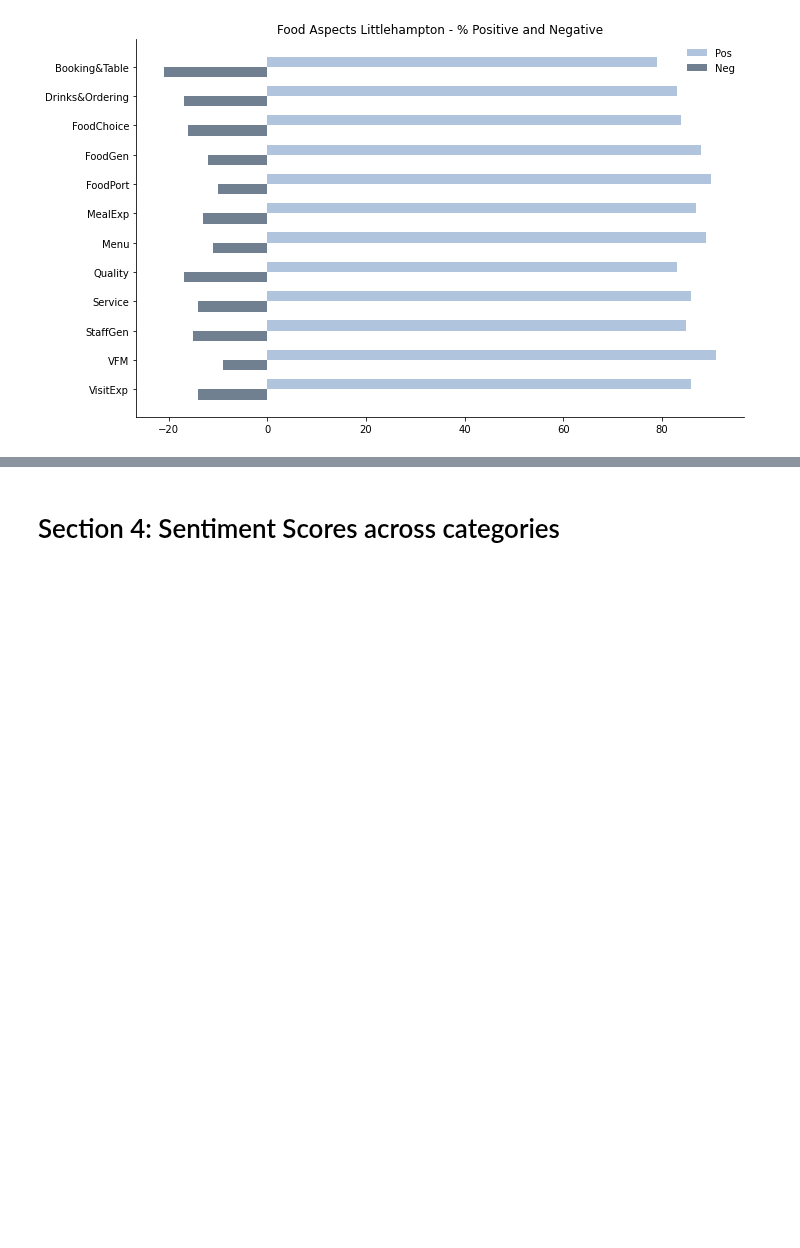
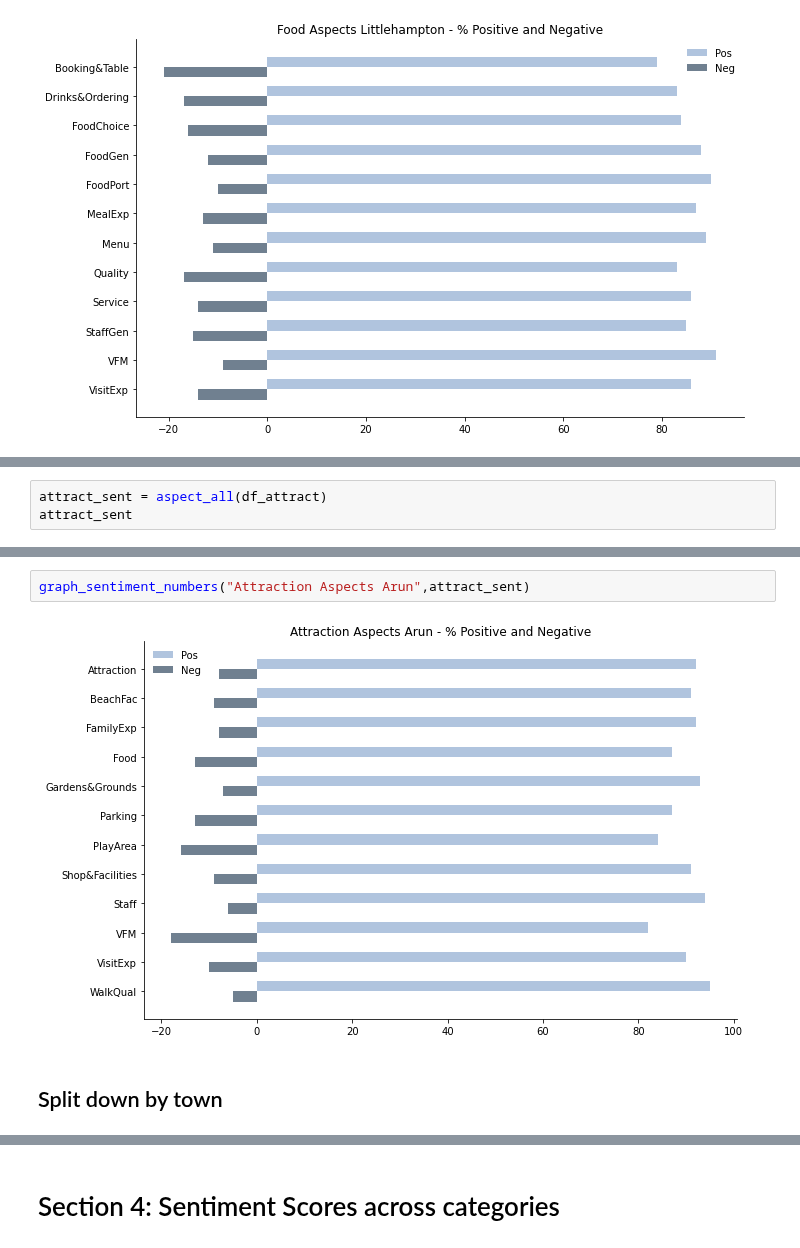
Before and after one commit to Auckland68/Arun-Travel-Reviews-Analysis, a Jupyter notebook: TopicModels/Notebook11VisualisingTopicModelResults.ipynb, the cells around one changed output, grey strips where cells are left out. Cells and saved outputs as stored; diff of their text form; blank space fills up the shorter version.

```diff
--- a/TopicModels/Notebook11VisualisingTopicModelResults.ipynb
+++ b/TopicModels/Notebook11VisualisingTopicModelResults.ipynb
@@ -354,0 +357,3 @@ graph_sentiment_numbers("Food Aspects Littlehampton",little_percent_food)
+# %%
+attract_sent = aspect_all(df_attract)
+attract_sent
@@ -354,0 +374,6 @@ graph_sentiment_numbers("Food Aspects Littlehampton",little_percent_food)
+# %%
+graph_sentiment_numbers("Attraction Aspects Arun",attract_sent)
+# %% [output]
+[figure, added]
+# %% [markdown]
+## Split down by town
```
Also changed, not shown: parts of 12 cells of this notebook.
